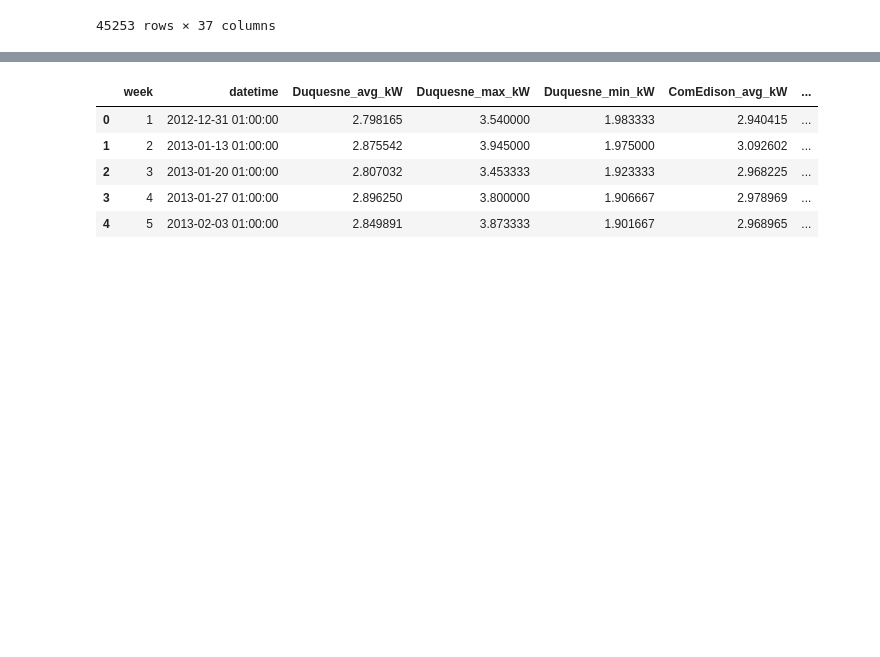
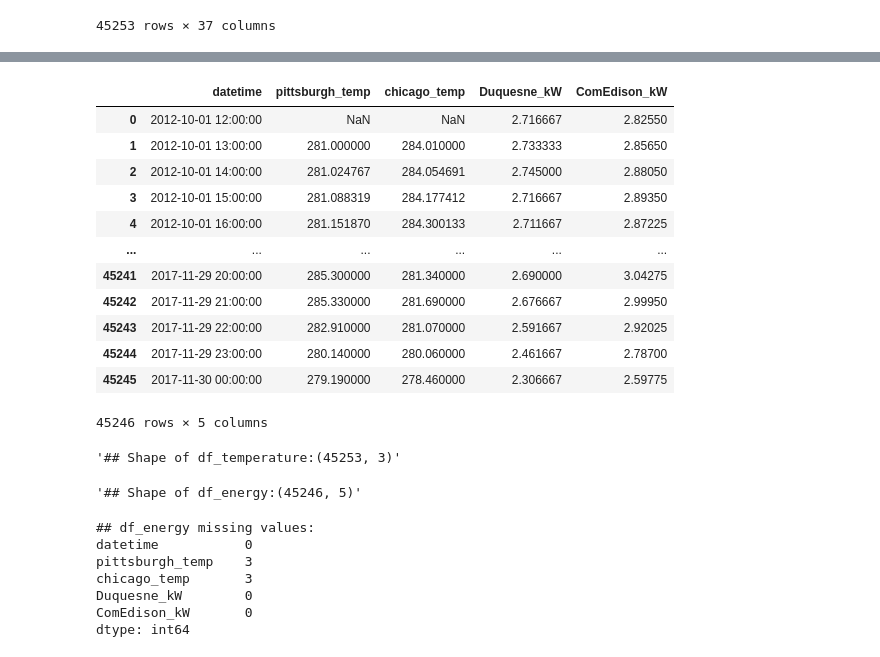
Before and after one commit to Somerillo/DI-Final_Project, a Jupyter notebook: time_series.ipynb, the cells around one changed output, grey strips where cells are left out. Saved outputs shown, nothing was run; the diff lists cells and outputs as text; code cells hidden in the pictures; blank space fills up the shorter version.

```diff
--- a/time_series.ipynb
+++ b/time_series.ipynb
@@ -187,0 +252,9 @@ display(df_pennsylvania)
+# %%
+# remove duplicates
+df_pennsylvania_pop = df_pennsylvania_pop.drop_duplicates(subset='Datetime')
+df_illinois_pop = df_illinois_pop.drop_duplicates(subset='Datetime')
+
+# check duplicates
+print(f'## Pensylvania duplicated values: \n{df_pennsylvania_pop['Datetime'].duplicated().sum()}')
+print()
+print(f'## Illinois duplicated values: \n{df_illinois_pop['Datetime'].duplicated().sum()}')
@@ -187,0 +267,12 @@ display(df_pennsylvania)
+# %%
+# ensure 'Datetime' is in datetime format
+df_pennsylvania_pop['Datetime'] = pd.to_datetime(df_pennsylvania_pop['Datetime'])
+df_illinois_pop['Datetime'] = pd.to_datetime(df_illinois_pop['Datetime'])
+
+# check unique years in Pennsylvania dataframe
+unique_years_pennsylvania = df_pennsylvania_pop['Datetime'].dt.year.unique()
+print("## Unique years in Pennsylvania dataframe:", unique_years_pennsylvania)
+
+# check unique years in Illinois dataframe
+unique_years_illinois = df_illinois_pop['Datetime'].dt.year.unique()
+print("## Unique years in Illinois dataframe:", unique_years_illinois)
@@ -278,20 +284,39 @@ So to normalize the electric energy load, we will need to divide by the amount o
-# %%
-# to normalize we divide by num of customers
-df_energy_week_normalized = df_energy_week.copy()
-df_energy_week_normalized[['Duquesne_avg_kW', 'Duquesne_max_kW', 'Duquesne_min_kW']] = \
-                            df_energy_week_normalized[['Duquesne_avg_MW', 'Duquesne_max_MW', 'Duquesne_min_MW']] / 600.
-df_energy_week_normalized[['ComEdison_avg_kW', 'ComEdison_max_kW', 'ComEdison_min_kW']] = \
-                            df_energy_week_normalized[['ComEdison_avg_MW', 'ComEdison_max_MW', 'ComEdison_min_MW']] / 4000.
-
-# drop MW columns
-df_energy_week_normalized = df_energy_week_normalized.drop(df_energy_week_normalized.columns[2:8], axis=1)
-
-# display
-display(df_energy_week_normalized.head())
-# %% [output]
-|  | week | datetime | Duquesne_avg_kW | Duquesne_max_kW | Duquesne_min_kW | ComEdison_avg_kW | ... |
-| 0 | 1 | 2012-12-31 01:00:00 | 2.798165 | 3.540000 | 1.983333 | 2.940415 | ... |
-| 1 | 2 | 2013-01-13 01:00:00 | 2.875542 | 3.945000 | 1.975000 | 3.092602 | ... |
-| 2 | 3 | 2013-01-20 01:00:00 | 2.807032 | 3.453333 | 1.923333 | 2.968225 | ... |
-| 3 | 4 | 2013-01-27 01:00:00 | 2.896250 | 3.800000 | 1.906667 | 2.978969 | ... |
-| 4 | 5 | 2013-02-03 01:00:00 | 2.849891 | 3.873333 | 1.901667 | 2.968965 | ... |
+# %%
+# merge temp and duqesne
+df_energy = pd.merge(df_temperature, df_pennsylvania_pop, left_on='datetime', right_on='Datetime', how='inner')
+df_energy.drop(columns='Datetime', inplace=True)
+
+# merge with common edison
+df_energy = pd.merge(df_energy, df_illinois_pop, left_on='datetime', right_on='Datetime', how='inner')
+df_energy.drop(columns='Datetime', inplace=True)
+
+# check shape
+display(df_energy)
+display(f'## Shape of df_temperature:{df_temperature.shape}')
+display(f'## Shape of df_energy:{df_energy.shape}')
+
+# check missin values
+print(f'## df_energy missing values: \n{df_energy.isna().sum()}')
+# %% [output]
+|  | datetime | pittsburgh_temp | chicago_temp | Duquesne_kW | ComEdison_kW |
+| 0 | 2012-10-01 12:00:00 | NaN | NaN | 2.716667 | 2.82550 |
+| 1 | 2012-10-01 13:00:00 | 281.000000 | 284.010000 | 2.733333 | 2.85650 |
+| 2 | 2012-10-01 14:00:00 | 281.024767 | 284.054691 | 2.745000 | 2.88050 |
+| 3 | 2012-10-01 15:00:00 | 281.088319 | 284.177412 | 2.716667 | 2.89350 |
+| 4 | 2012-10-01 16:00:00 | 281.151870 | 284.300133 | 2.711667 | 2.87225 |
+| ... | ... | ... | ... | ... | ... |
+| 45241 | 2017-11-29 20:00:00 | 285.300000 | 281.340000 | 2.690000 | 3.04275 |
+| 45242 | 2017-11-29 21:00:00 | 285.330000 | 281.690000 | 2.676667 | 2.99950 |
+| 45243 | 2017-11-29 22:00:00 | 282.910000 | 281.070000 | 2.591667 | 2.92025 |
+| 45244 | 2017-11-29 23:00:00 | 280.140000 | 280.060000 | 2.461667 | 2.78700 |
+| 45245 | 2017-11-30 00:00:00 | 279.190000 | 278.460000 | 2.306667 | 2.59775 |
+45246 rows × 5 columns
+'## Shape of df_temperature:(45253, 3)'
+'## Shape of df_energy:(45246, 5)'
+## df_energy missing values:
+datetime           0
+pittsburgh_temp    3
+chicago_temp       3
+Duquesne_kW        0
+ComEdison_kW       0
+dtype: int64
```
Also changed, not shown: parts of 26 cells of this notebook, 4 other files.
